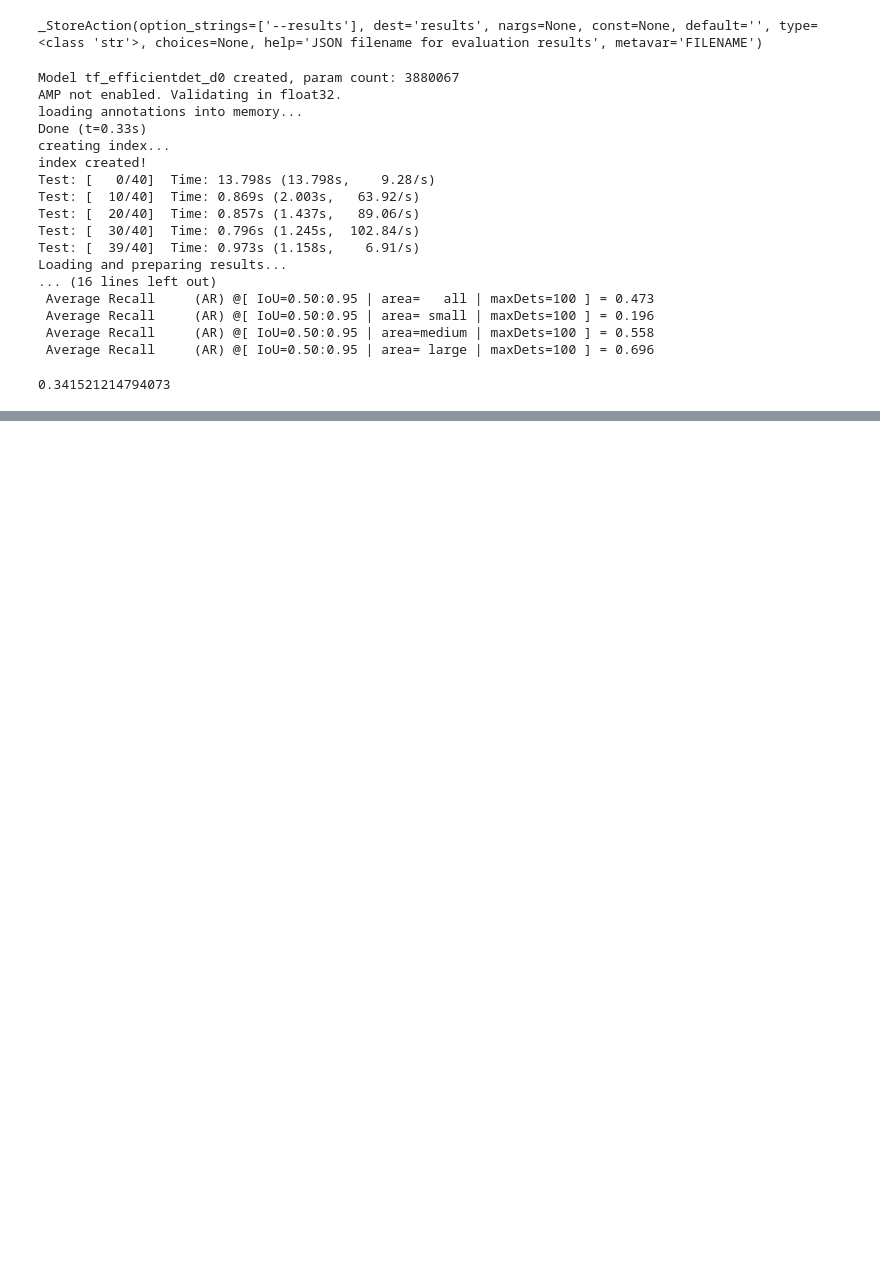
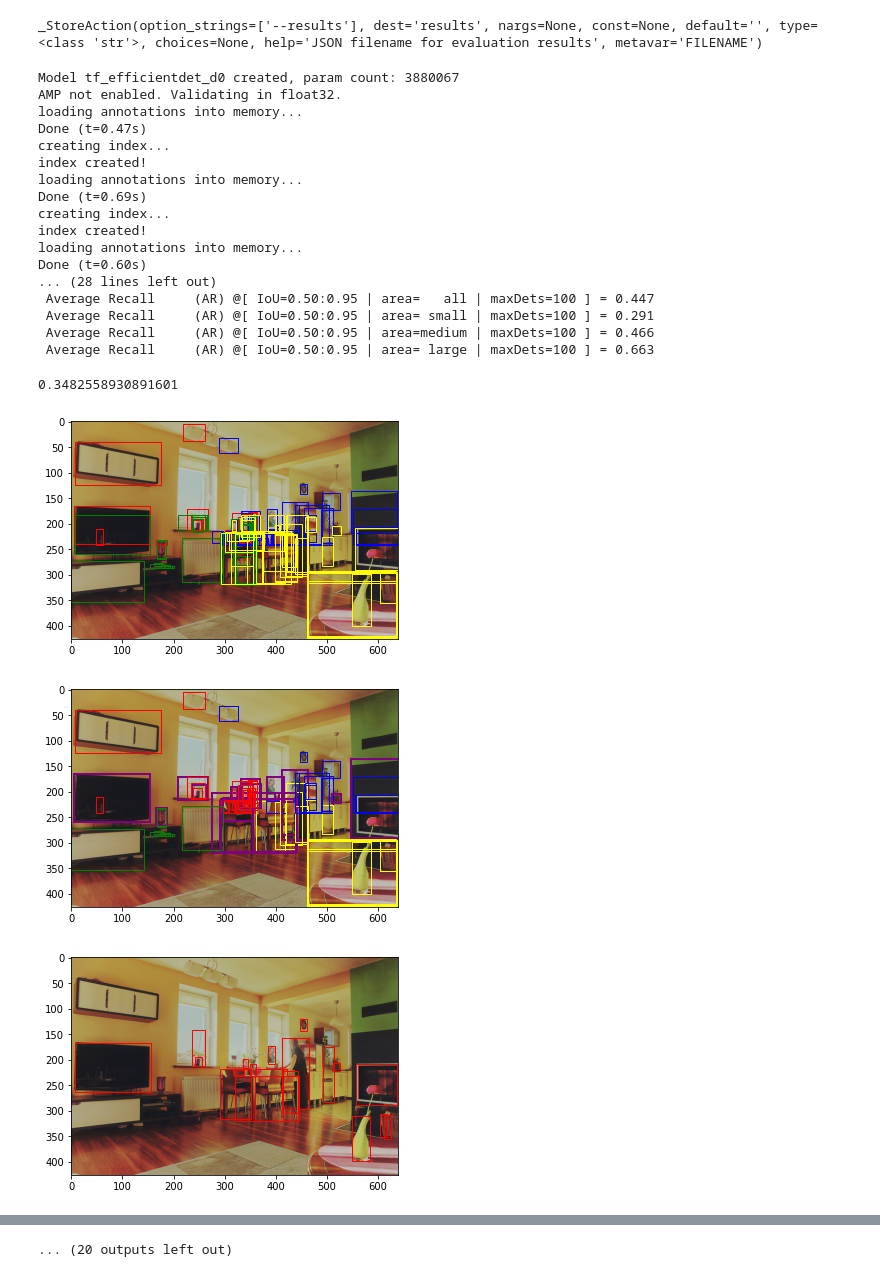
Before and after one commit to gggangmin/efficientdet-pytorch, a Jupyter notebook: launcher.ipynb, the cells around one changed output, grey strips where cells are left out. Cells and saved outputs as stored; diff of their text form; code cells hidden in the pictures; blank space fills up the shorter version.

Commit message:
parallel and overlapped efficientDet

```diff
--- a/launcher.ipynb
+++ b/launcher.ipynb
@@ -89,0 +186,22 @@ _StoreAction(option_strings=['--results'], dest='results', nargs=None, const=Non
+# %%
+def nms(full_output,max_det_per_image=100):
+  boxes, sc = torch.split(full_output,4,dim=1)
+  scores,classes,gpu_index = torch.split(sc, 1, dim=1)
+  scores = scores.squeeze(dim=1)
+  classes = classes.squeeze(dim=1)
+  gpu_index = gpu_index.squeeze(dim=1)
+
+  top_detection_idx = batched_nms(boxes, scores, classes, iou_threshold=0.5)
+  top_detection_idx = top_detection_idx[:max_det_per_image]
+  boxes = boxes[top_detection_idx]
+  scores = scores[top_detection_idx,None]
+  classes = classes[top_detection_idx,None]
+  gpu_index = gpu_index[top_detection_idx,None]
+  detections = torch.cat([boxes,scores,classes.float(),gpu_index],dim=1)
+  num_det = len(top_detection_idx)
+  if num_det < max_det_per_image:
+        detections = torch.cat([
+            detections,
+            torch.zeros((max_det_per_image - num_det, 7), device=detections.device, dtype=detections.dtype)
+        ], dim=0)
+  return detections
@@ -182,26 +518,29 @@ def validate(args):
 
     return mean_ap
 # %%
-args_str = 'data --model tf_efficientdet_d0 --num-gpu 4'
+args_str = 'data/split --dataset split_coco --model tf_efficientdet_d0 --num-gpu 4 --batch-size 1'
+#args_str = 'data --model tf_efficientdet_d0 --num-gpu 4'
 args,_ = parser.parse_known_args(args=args_str.split())
-
 validate(args)
 # %% [output]
 Model tf_efficientdet_d0 created, param count: 3880067
 AMP not enabled. Validating in float32.
 loading annotations into memory...
-Done (t=0.33s)
+Done (t=0.47s)
 creating index...
 index created!
-Test: [   0/40]  Time: 13.798s (13.798s,    9.28/s)
-Test: [  10/40]  Time: 0.869s (2.003s,   63.92/s)
-Test: [  20/40]  Time: 0.857s (1.437s,   89.06/s)
-Test: [  30/40]  Time: 0.796s (1.245s,  102.84/s)
-Test: [  39/40]  Time: 0.973s (1.158s,    6.91/s)
-Loading and preparing results...
-... (16 lines left out)
- Average Recall     (AR) @[ IoU=0.50:0.95 | area=   all | maxDets=100 ] = 0.473
- Average Recall     (AR) @[ IoU=0.50:0.95 | area= small | maxDets=100 ] = 0.196
- Average Recall     (AR) @[ IoU=0.50:0.95 | area=medium | maxDets=100 ] = 0.558
- Average Recall     (AR) @[ IoU=0.50:0.95 | area= large | maxDets=100 ] = 0.696
+loading annotations into memory...
+Done (t=0.69s)
+creating index...
+index created!
+loading annotations into memory...
+Done (t=0.60s)
+... (28 lines left out)
+ Average Recall     (AR) @[ IoU=0.50:0.95 | area=   all | maxDets=100 ] = 0.447
+ Average Recall     (AR) @[ IoU=0.50:0.95 | area= small | maxDets=100 ] = 0.291
+ Average Recall     (AR) @[ IoU=0.50:0.95 | area=medium | maxDets=100 ] = 0.466
+ Average Recall     (AR) @[ IoU=0.50:0.95 | area= large | maxDets=100 ] = 0.663
-0.341521214794073
+0.3482558930891601
+[figure, added]
+[figure, added]
+[figure, added]
@@ -207,0 +554 @@ Loading and preparing results...
+... (20 outputs left out)
```
Also changed, not shown: parts of 13 cells of this notebook, 15 other files.
